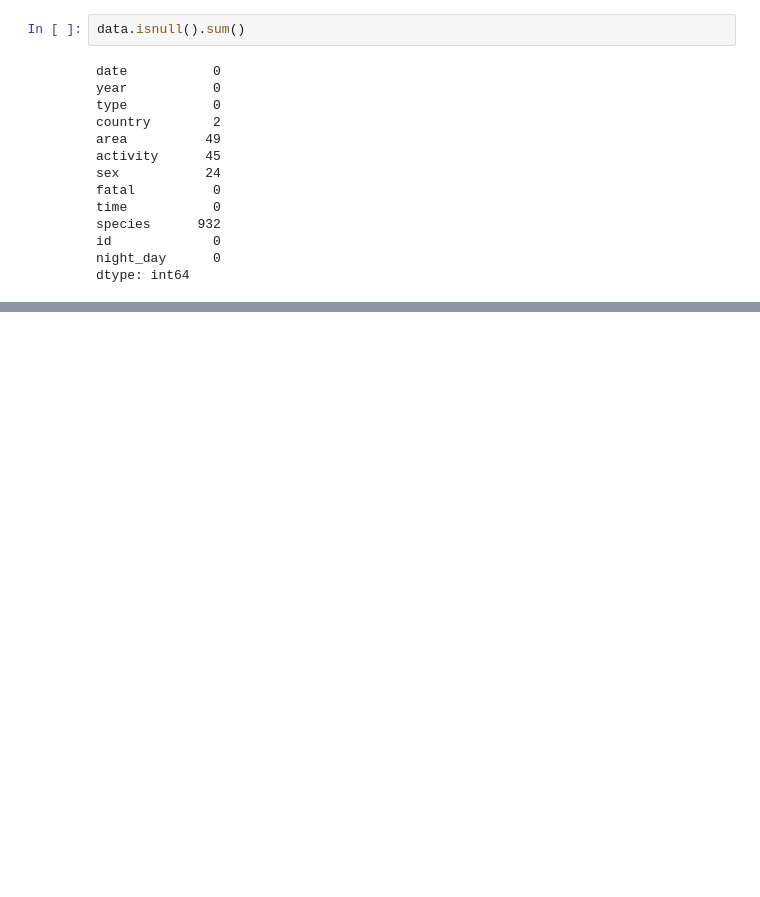
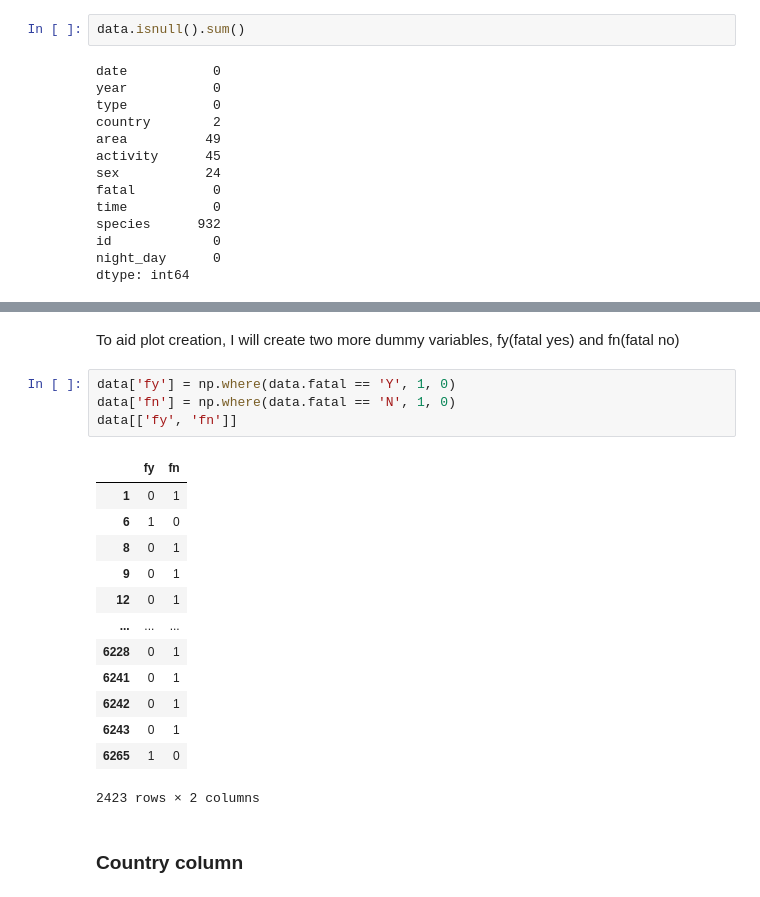
Before and after one commit to DavidCarricondo/data-cleaning-pandas, a Jupyter notebook: Cleaning.ipynb, the cells around one changed output, grey strips where cells are left out. Saved outputs shown, nothing was run; the diff lists cells and outputs as text; blank space fills up the shorter version.

```diff
--- a/Cleaning.ipynb
+++ b/Cleaning.ipynb
@@ -265,0 +289,22 @@ dtype: int64
+# %% [markdown]
+To aid plot creation, I will create two more dummy variables, fy(fatal yes) and fn(fatal no)
+# %%
+data['fy'] = np.where(data.fatal == 'Y', 1, 0)
+data['fn'] = np.where(data.fatal == 'N', 1, 0)
+data[['fy', 'fn']]
+# %% [output]
+|  | fy | fn |
+| 1 | 0 | 1 |
+| 6 | 1 | 0 |
+| 8 | 0 | 1 |
+| 9 | 0 | 1 |
+| 12 | 0 | 1 |
+| ... | ... | ... |
+| 6228 | 0 | 1 |
+| 6241 | 0 | 1 |
+| 6242 | 0 | 1 |
+| 6243 | 0 | 1 |
+| 6265 | 1 | 0 |
+2423 rows × 2 columns
+# %% [markdown]
+### Country column
```
Also changed, not shown: parts of 17 cells of this notebook, 2 other files.
